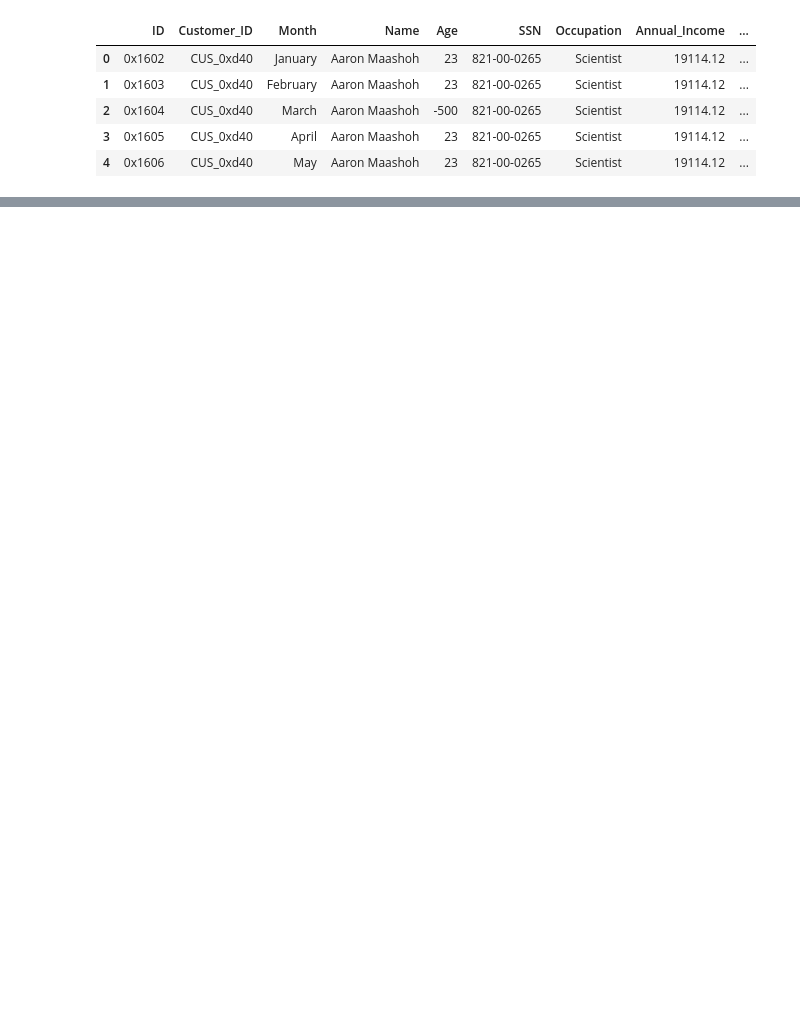
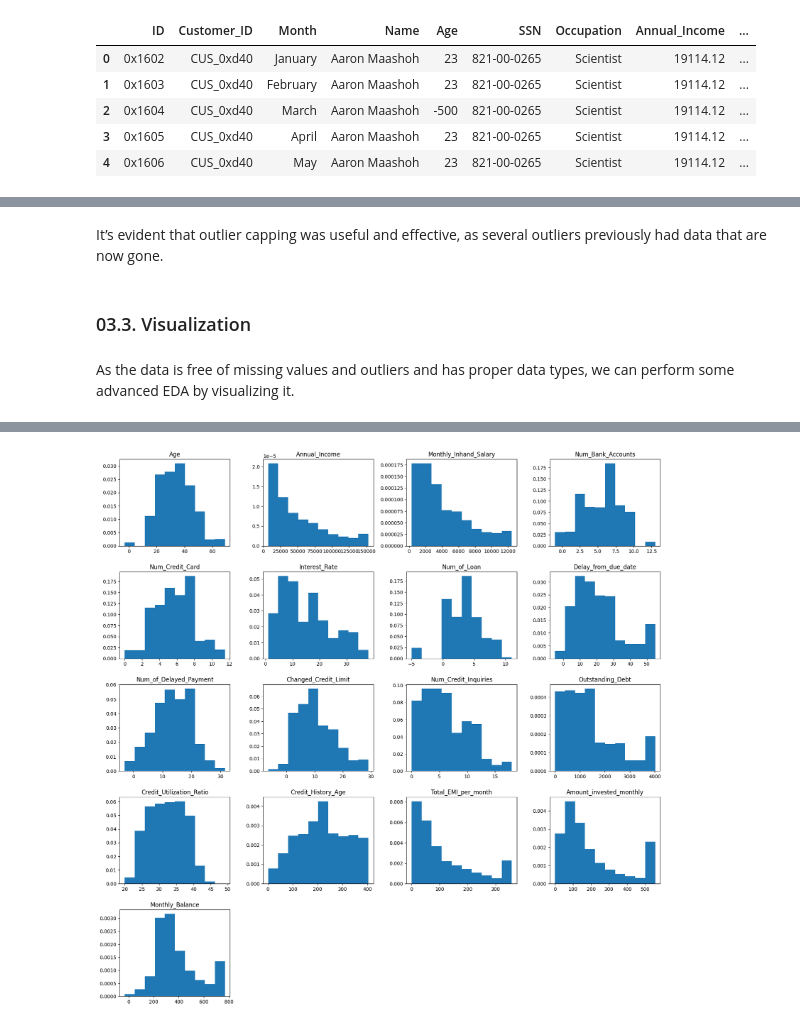
Before and after one commit to Arjun-Shrivas/credit-risk-modeling, a Jupyter notebook: credit-risk-modeling.ipynb, the cells around one changed output, grey strips where cells are left out. Cells and saved outputs as stored; diff of their text form; code cells hidden in the pictures; blank space fills up the shorter version.

Commit message:
perform EDA Analysis

```diff
--- a/credit-risk-modeling.ipynb
+++ b/credit-risk-modeling.ipynb
@@ -26,0 +17,2 @@ df = pd.read_csv("Credit_score.csv",low_memory=False)
+# %%
+df = historical_df.copy()
@@ -60,3 +727,11 @@ Monthly_Balance number of Values :  98790
+# %% [markdown]
+
+It’s evident that outlier capping was useful and effective, as several outliers previously had data that are now gone.
+# %% [markdown]
+### 03.3. Visualization
+# %% [markdown]
+As the data is free of missing values and outliers and has proper data types, we can perform some advanced EDA by visualizing it.
 # %%
-df.describe()
+df_clean.hist(figsize=(20, 20), grid=False, density=True)
+plt.show()
 # %% [output]
@@ -71,0 +738 @@ df.describe()
+[figure, added]
```
Also changed, not shown: parts of 72 cells of this notebook.
